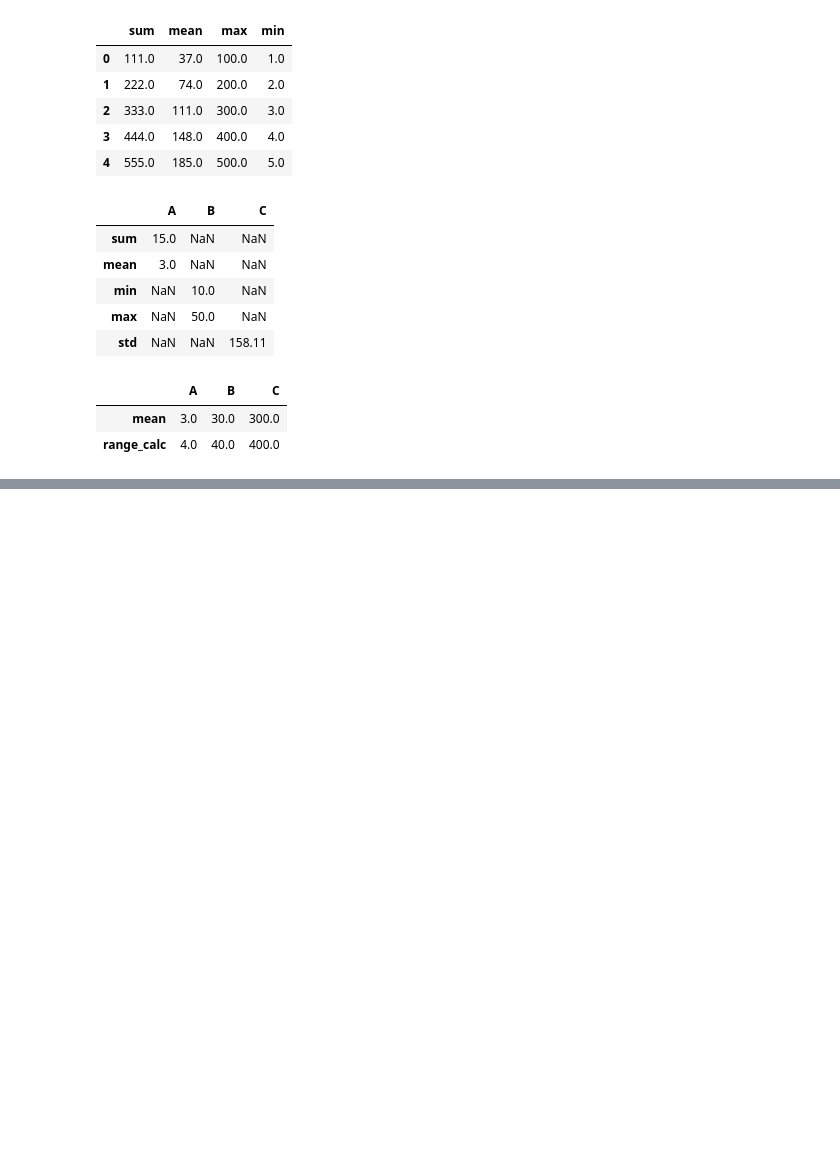
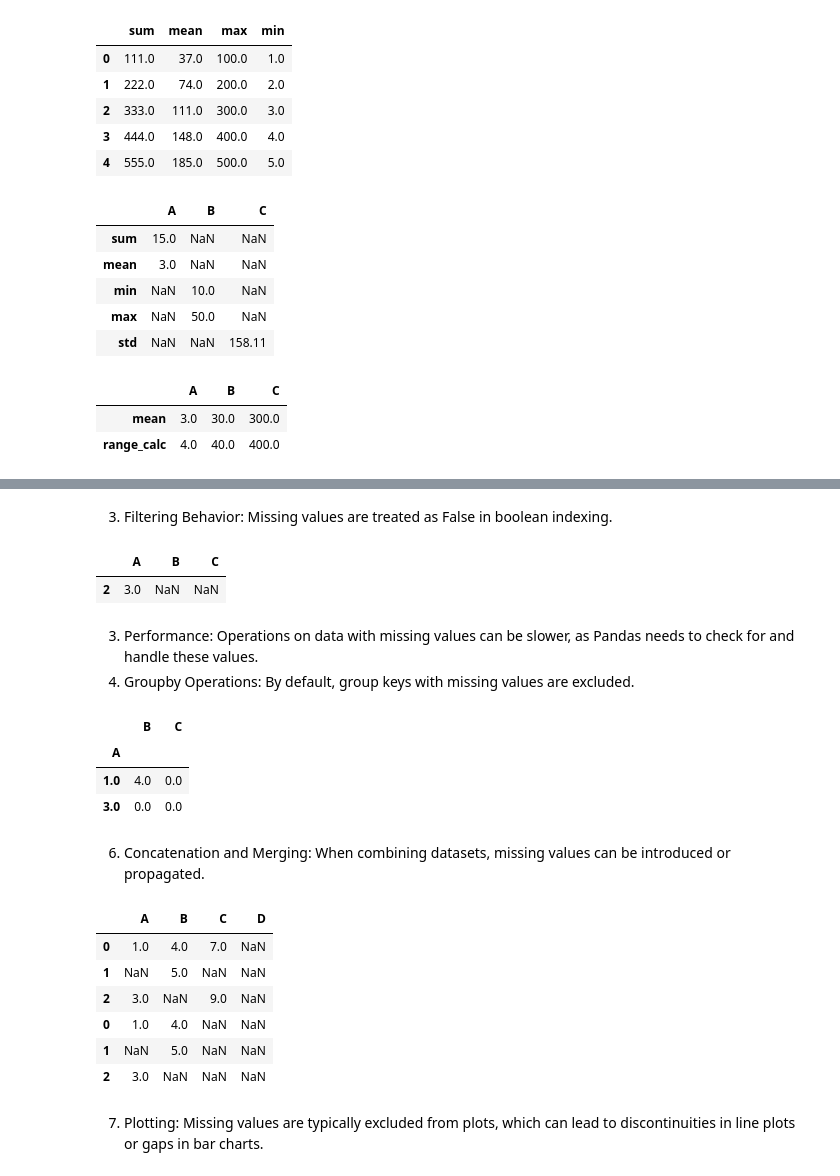
Before and after one commit to mehdiy2020/numpy_pandas_visualization, a Jupyter notebook: python_pandas_data_processing_data_visualization/numpy_pandas/pand.ipynb, the cells around one changed output, grey strips where cells are left out. Saved outputs shown, nothing was run; the diff lists cells and outputs as text; code cells hidden in the pictures; blank space fills up the shorter version.

Commit message:
Progress in Studying Pandas Dec-8-25

```diff
--- a/python_pandas_data_processing_data_visualization/numpy_pandas/pand.ipynb
+++ b/python_pandas_data_processing_data_visualization/numpy_pandas/pand.ipynb
@@ -2604,0 +3093,4 @@ df.agg(['mean', range_calc])
+# %%
+# Insert None into a specific location
+df.loc[2, 'B'] = None
+df
@@ -2604,0 +3102,4 @@ df.agg(['mean', range_calc])
+# %%
+# Add a new column with some missing values
+df['C'] = [7, np.nan, 9]
+df
@@ -2604,0 +3111,4 @@ df.agg(['mean', range_calc])
+# %%
+# Create a column with all missing values
+df['D'] = np.nan
+df
@@ -2604,0 +3120,9 @@ df.agg(['mean', range_calc])
+# %%
+# Create a DataFrame with missing values
+df2 = pd.DataFrame({
+    'A': [1, np.nan, 3],
+    'B': [4, 5, None],
+    'C': [np.nan, np.nan, np.nan]
+})
+
+df2
@@ -2604,0 +3165,31 @@ df.agg(['mean', range_calc])
+# %% [markdown]
+3. Filtering Behavior: Missing values are treated as False in boolean indexing.
+# %%
+df2[df2['A'] > 2]  # NaN rows are excluded
+# %% [output]
+|  | A | B | C |
+| 2 | 3.0 | NaN | NaN |
+# %% [markdown]
+3. Performance: Operations on data with missing values can be slower, as Pandas needs to check for and handle these values.
+4. Groupby Operations: By default, group keys with missing values are excluded.
+# %%
+df2.groupby('A').sum()  # Group with NaN is excluded
+# %% [output]
+|  | B | C |
+| A |  |  |
+| 1.0 | 4.0 | 0.0 |
+| 3.0 | 0.0 | 0.0 |
+# %% [markdown]
+6. Concatenation and Merging: When combining datasets, missing values can be introduced or propagated.
+# %%
+pd.concat([df, df2])
+# %% [output]
+|  | A | B | C | D |
+| 0 | 1.0 | 4.0 | 7.0 | NaN |
+| 1 | NaN | 5.0 | NaN | NaN |
+| 2 | 3.0 | NaN | 9.0 | NaN |
+| 0 | 1.0 | 4.0 | NaN | NaN |
+| 1 | NaN | 5.0 | NaN | NaN |
+| 2 | 3.0 | NaN | NaN | NaN |
+# %% [markdown]
+7. Plotting: Missing values are typically excluded from plots, which can lead to discontinuities in line plots or gaps in bar charts.
```
Also changed, not shown: parts of 148 cells of this notebook.
